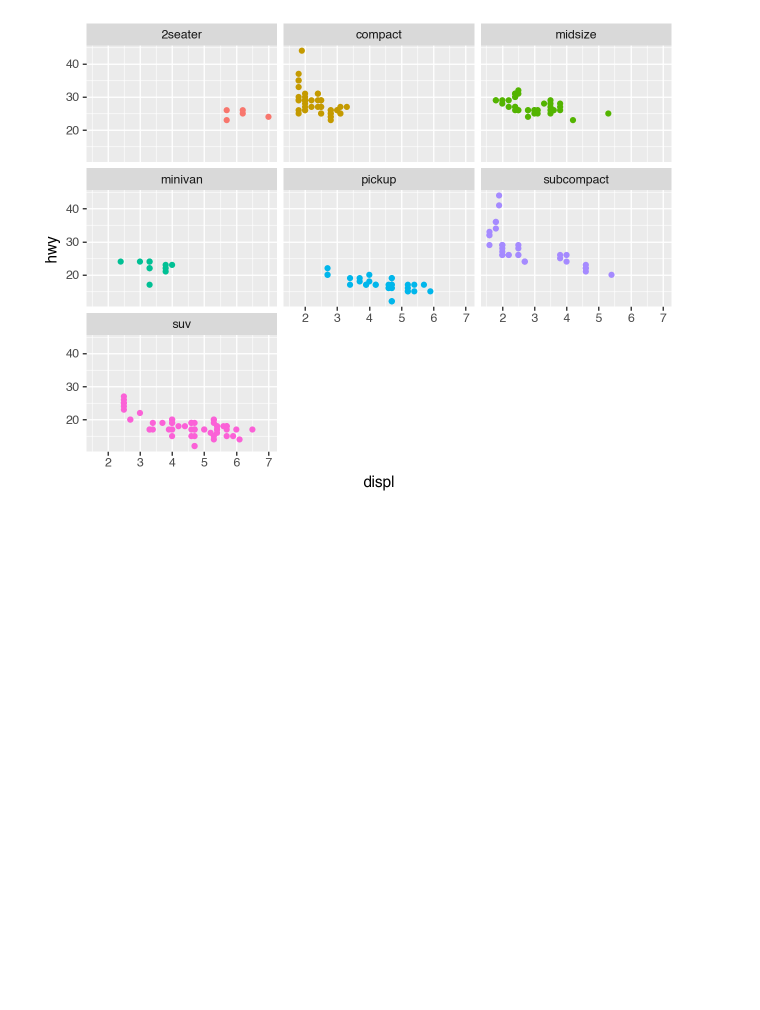
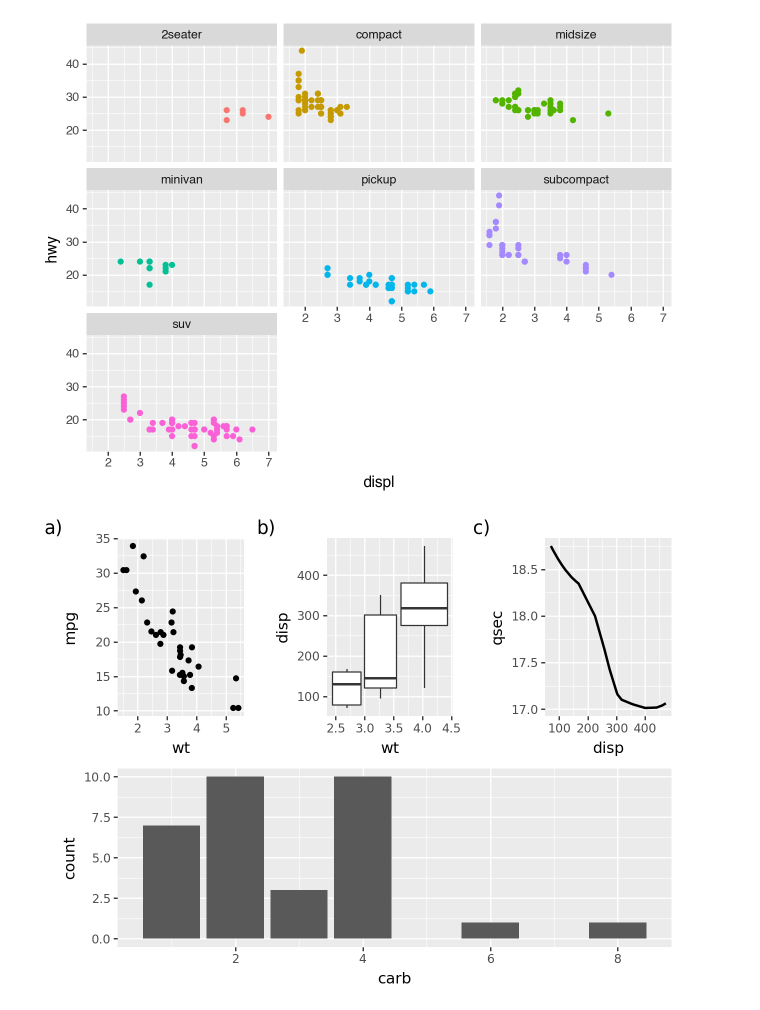
Before and after one commit to carloslesmes/COLAB, a Jupyter notebook: plotnine.ipynb, the cells around one changed output. Drawn from its saved outputs; the diff is of its cells as text; code cells hidden in the pictures; blank space fills up the shorter version.

```diff
--- a/plotnine.ipynb
+++ b/plotnine.ipynb
@@ -51,3 +51,13 @@ indx = mpg["class"].isin(["2seater", "compact", "midsize"])
 )
 # %% [output]
 [figure]
+# %%
+from plotnine.data import mtcars
+p1 = ggplot(mtcars) + geom_point(aes("wt", "mpg")) + labs(tag="a)")
+p2 = ggplot(mtcars) + geom_boxplot(aes("wt", "disp", group="gear")) + labs(tag="b)")
+p3 = ggplot(mtcars) + geom_smooth(aes("disp", "qsec")) + labs(tag="c)")
+p4 = ggplot(mtcars) + geom_bar(aes("carb"))
+
+(p1 | p2 | p3) / p4
+# %% [output]
+[figure, added]
```
